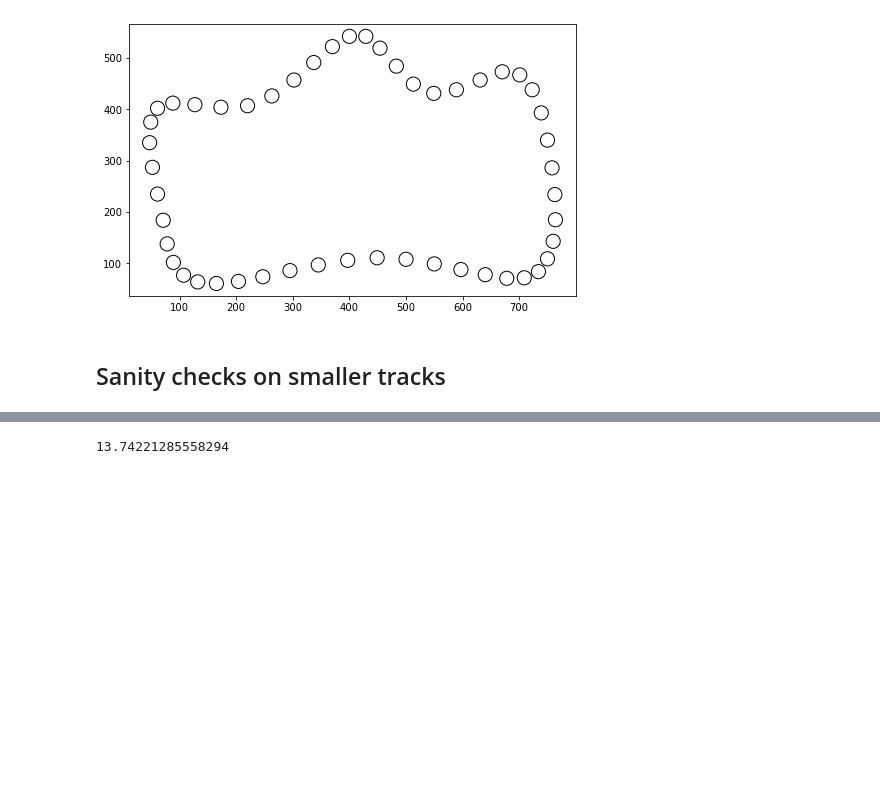
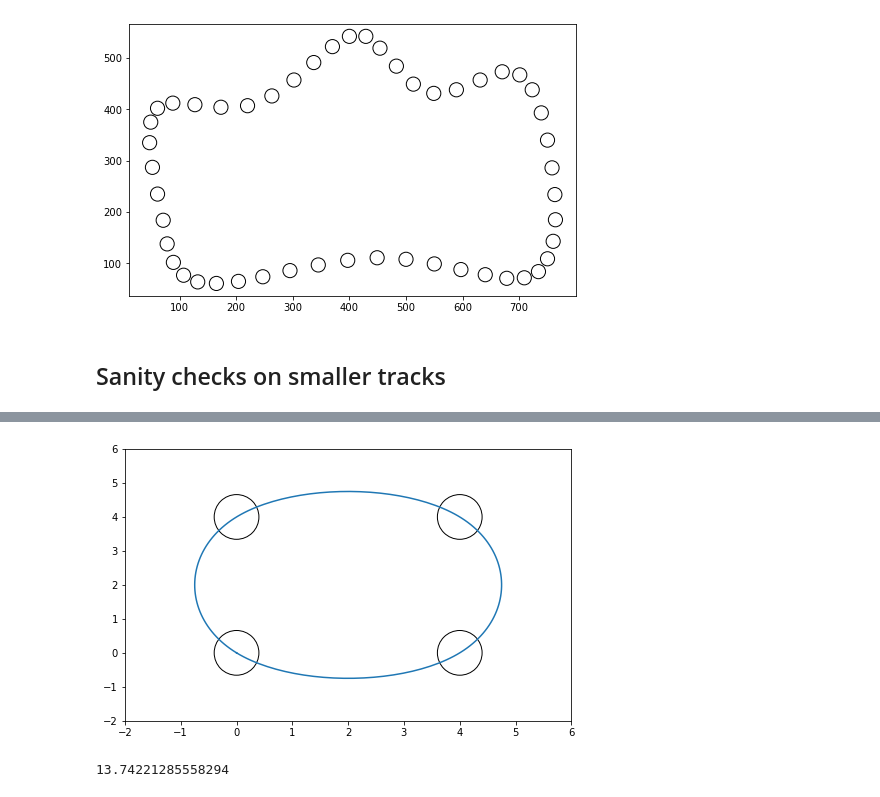
Before and after one commit to abhisheknaik96/racing-line-optimization, a Jupyter notebook: racing_line.ipynb, the cells around one changed output, grey strips where cells are left out. Saved outputs shown, nothing was run; the diff lists cells and outputs as text; code cells hidden in the pictures; blank space fills up the shorter version.

```diff
--- a/racing_line.ipynb
+++ b/racing_line.ipynb
@@ -250,4 +257,8 @@ print(length_init, angles_init)
 [figure]
+# %%
+draw_track_and_racing_line(track_points, track_points, track_width, xlims=(-2,6), ylims=(-2,6), smooth=True)
+# %% [output]
+[figure, added]
 # %%
 # Compute shortest racing line using the random-perturbation algorithm
 
```
Also changed, not shown: parts of 8 cells of this notebook.
